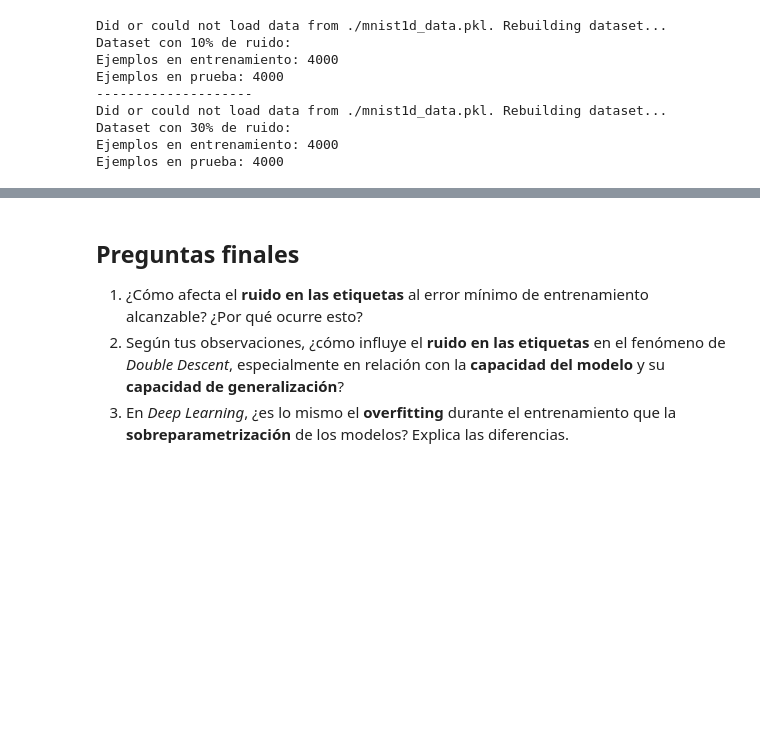
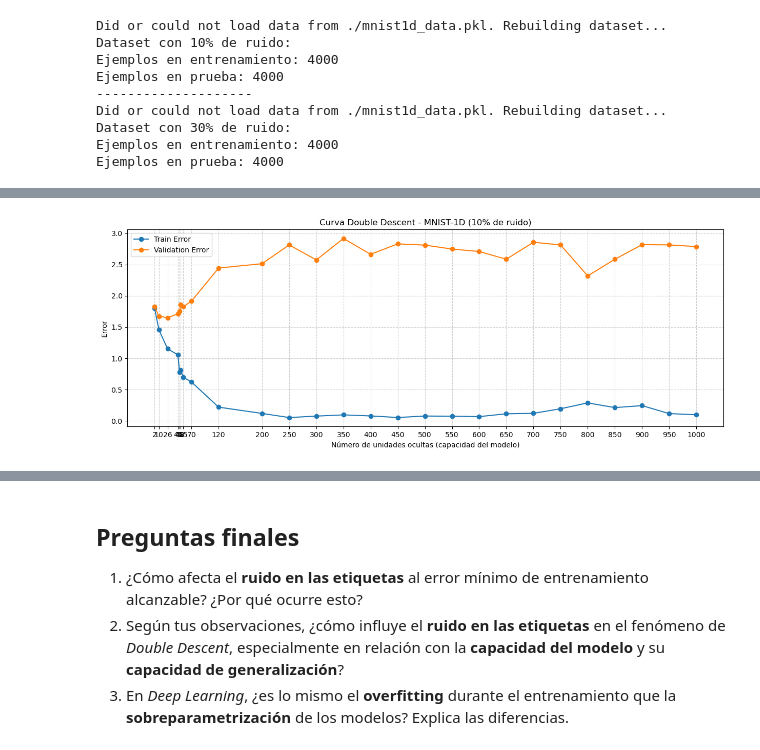
Before and after one commit to nataliacampiglia/deep_learling_tarea_2, a Jupyter notebook: Notebook_Double_Descent.ipynb, the cells around one changed output, grey strips where cells are left out. Saved outputs shown, nothing was run; the diff lists cells and outputs as text; code cells hidden in the pictures; blank space fills up the shorter version.

```diff
--- a/Notebook_Double_Descent.ipynb
+++ b/Notebook_Double_Descent.ipynb
@@ -375,3 +381,16 @@ Did or could not load data from ./mnist1d_data.pkl. Rebuilding dataset...
 Dataset con 30% de ruido:
 Ejemplos en entrenamiento: 4000
 Ejemplos en prueba: 4000
+# %%
+train_loader_noisy_10, val_loader_noisy_10 = get_dataloaders(data_noisy_10)
+training_errors_noisy_10 = []
+validation_errors_noisy_10 = []
+for n_hidden in HIDDEN_SIZES:
+    print(f"\nEntrenando modelo con {n_hidden} unidades ocultas")
+    train_error, val_error = train_model(n_hidden, train_loader_noisy_10, val_loader_noisy_10)
+    training_errors_noisy_10.append(train_error)
+    validation_errors_noisy_10.append(val_error)
+
+print(f"Entrenamiento finalizado. Errores finales:")
+print(f"Entrenamiento: {training_errors_noisy_10}")
+print(f"Validación: {validation_errors_noisy_10}")
@@ -377,0 +415,4 @@ Ejemplos en prueba: 4000
+# %%
+plot_double_descent(training_errors_noisy_10, validation_errors_noisy_10, title="Curva Double Descent - MNIST-1D (10% de ruido)")
+# %% [output]
+[figure, added]
```
Also changed, not shown: parts of 13 cells of this notebook.
